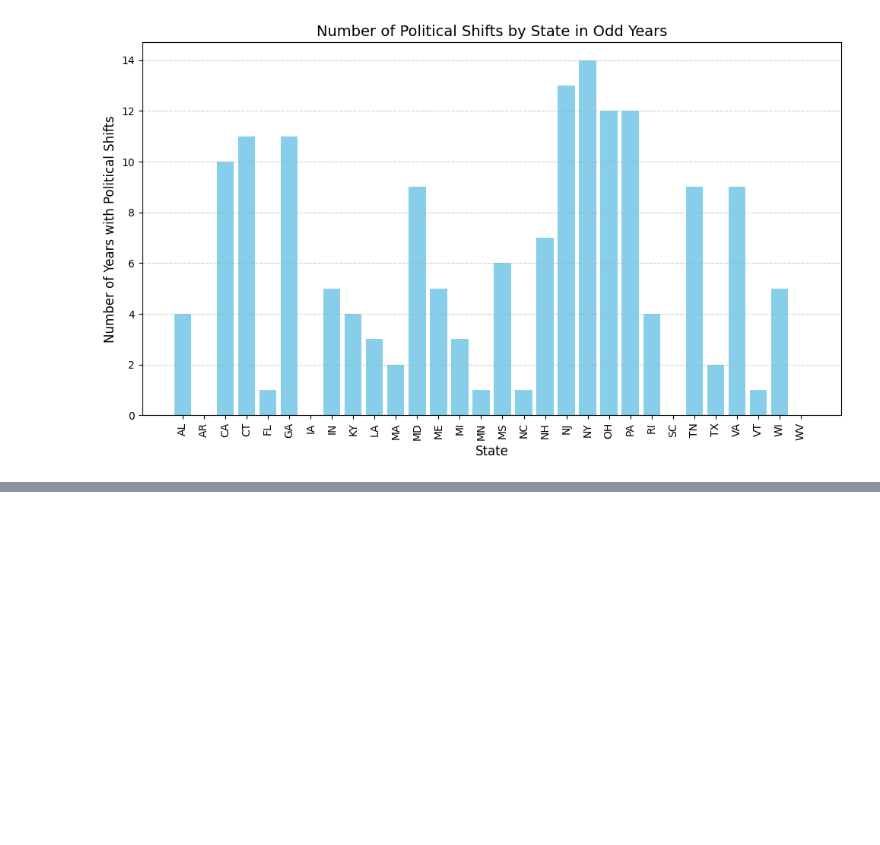
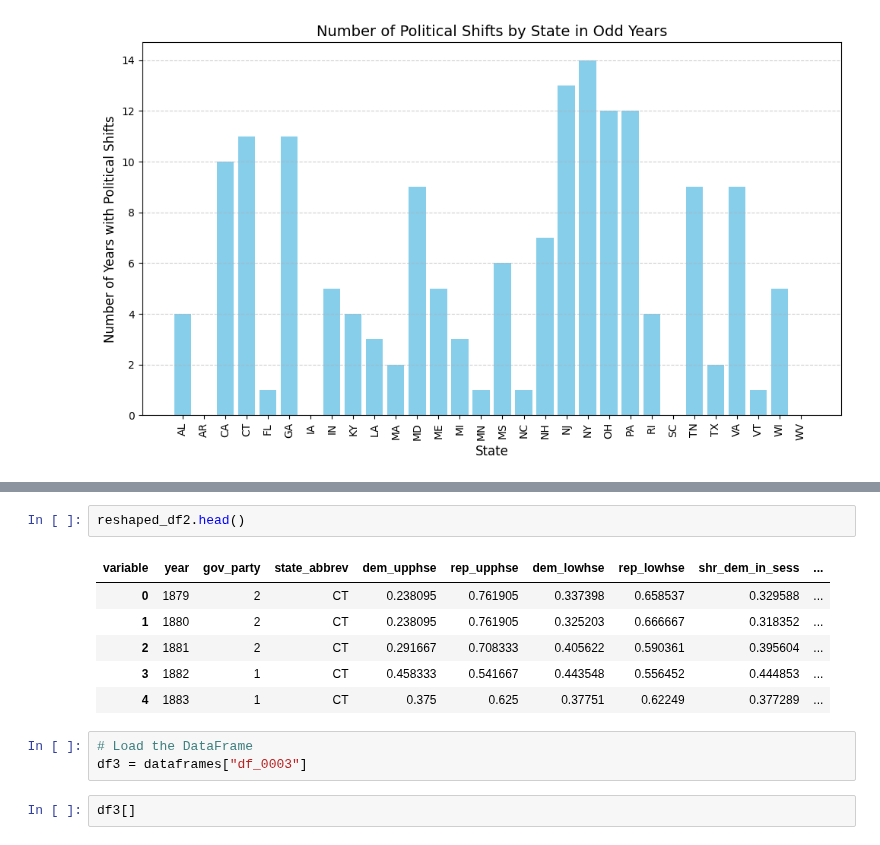
Before and after one commit to batShimon/similarity_data, a Jupyter notebook: Cleaning_icpsr16_partisan_composition.ipynb, the cells around one changed output, grey strips where cells are left out. Cells and saved outputs as stored; diff of their text form; blank space fills up the shorter version.

```diff
--- a/Cleaning_icpsr16_partisan_composition.ipynb
+++ b/Cleaning_icpsr16_partisan_composition.ipynb
@@ -557,0 +668,14 @@ reshaped_df.head()
+# %%
+reshaped_df2.head()
+# %% [output]
+| variable | year | gov_party | state_abbrev | dem_upphse | rep_upphse | dem_lowhse | rep_lowhse | shr_dem_in_sess | ... |
+| 0 | 1879 | 2 | CT | 0.238095 | 0.761905 | 0.337398 | 0.658537 | 0.329588 | ... |
+| 1 | 1880 | 2 | CT | 0.238095 | 0.761905 | 0.325203 | 0.666667 | 0.318352 | ... |
+| 2 | 1881 | 2 | CT | 0.291667 | 0.708333 | 0.405622 | 0.590361 | 0.395604 | ... |
+| 3 | 1882 | 1 | CT | 0.458333 | 0.541667 | 0.443548 | 0.556452 | 0.444853 | ... |
+| 4 | 1883 | 1 | CT | 0.375 | 0.625 | 0.37751 | 0.62249 | 0.377289 | ... |
+# %%
+# Load the DataFrame
+df3 = dataframes["df_0003"]
+# %%
+df3[]
```
Also changed, not shown: parts of 22 cells of this notebook.
